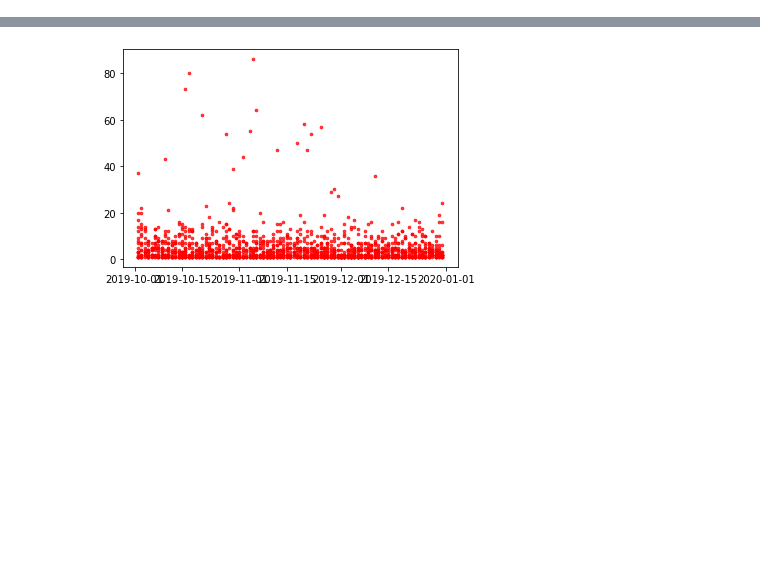
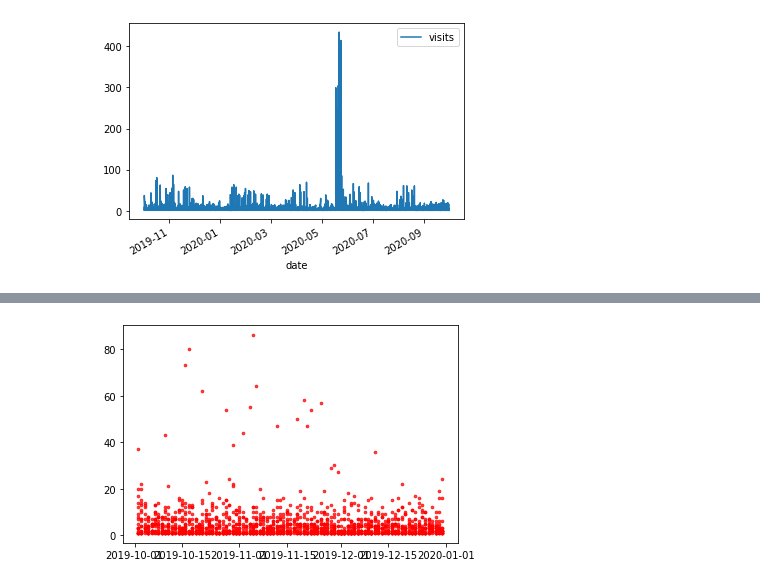
Before and after one commit to meekly/another-funking-itmo-ml-task, a Jupyter notebook: task1.ipynb, the cells around one changed output, grey strips where cells are left out. Drawn from its saved outputs; the diff is of its cells as text; code cells hidden in the pictures; blank space fills up the shorter version.

```diff
--- a/task1.ipynb
+++ b/task1.ipynb
@@ -21,0 +15,5 @@ data
+# %%
+data.plot(y='visits')
+plt.show()
+# %% [output]
+[figure, added]
```
Also changed, not shown: parts of 19 cells of this notebook.
